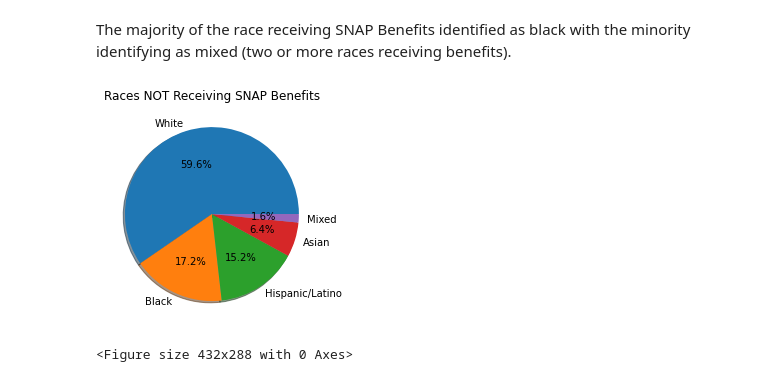
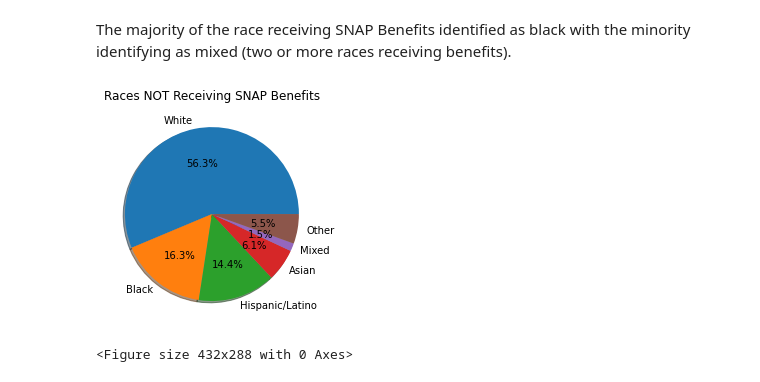
Before and after one commit to EmmaLimoli/project-one, a Jupyter notebook: Visualization_Analysis1.ipynb, the cells around one changed output. Saved outputs shown, nothing was run; the diff lists cells and outputs as text; code cells hidden in the pictures.

```diff
--- a/Visualization_Analysis1.ipynb
+++ b/Visualization_Analysis1.ipynb
@@ -589,7 +594,12 @@ receiving_df
 white_not_receiving= race_df["White not receiving"].sum()
 black_not_receiving = race_df["Black not receiving"].sum()
 hispanic_latino_not_receiving = race_df["Hispanic/Latino not receiving"].sum()
-other_not_receiving = race_df[["American Indian not receiving", "Pacific Islander not receiving", "Other race not receiving"]].sum()
+
+americanindian = race_df["American Indian not receiving"].sum()
+pacificislander = race_df["Pacific Islander not receiving"].sum()
+other = race_df['Other race not receiving'].sum()
+other_not_receiving = americanindian + pacificislander + other
+
 mixed_race_not_receiving = race_df["Two or more races not receiving"].sum()
 asian_not_receiving = race_df["Asian not receiving"].sum()
 not_receiving_df = pd.DataFrame(race_df, columns = ['White not receiving','Black not receiving', 'Hispanic/Latino not receiving', 'Asian_not_receiving', 'Mixed_race_not_receiving', 'Other_not_receiving'])
@@ -630,20 +642,20 @@ plt.savefig("Benefits_Pie.png")
 # %% [markdown]
 The majority of the race receiving SNAP Benefits identified as black with the minority identifying as mixed (two or more races receiving benefits).
 # %%
-pie_plot = white_not_receiving, black_not_receiving, hispanic_latino_not_receiving, asian_not_receiving, mixed_race_not_receiving
-labels = 'White', 'Black', 'Hispanic/Latino', 'Asian', 'Mixed'
+pie_plot = white_not_receiving, black_not_receiving, hispanic_latino_not_receiving, asian_not_receiving, mixed_race_not_receiving, other_not_receiving
+labels = 'White', 'Black', 'Hispanic/Latino', 'Asian', 'Mixed', 'Other'
 
 fig1, ax1 = plt.subplots()
 ax1.pie(pie_plot, labels=labels, autopct='%1.1f%%',
         shadow=True)
 # plt.title('Race NOT Receiving SNAP Benefits')
 # plt.axis('equal')
 ax1.set(aspect="equal", title='Races NOT Receiving SNAP Benefits')
 plt.show()
 ax1.axis('equal')
 plt.show()
 # %% [output]
-[figure, old version]
+[figure, new version]
 # %%
 #Save the figure to Images
 plt.savefig("Images/No_Benefits_Pie.png")
```
Also changed, not shown: parts of 4 cells of this notebook, 1 other file.
